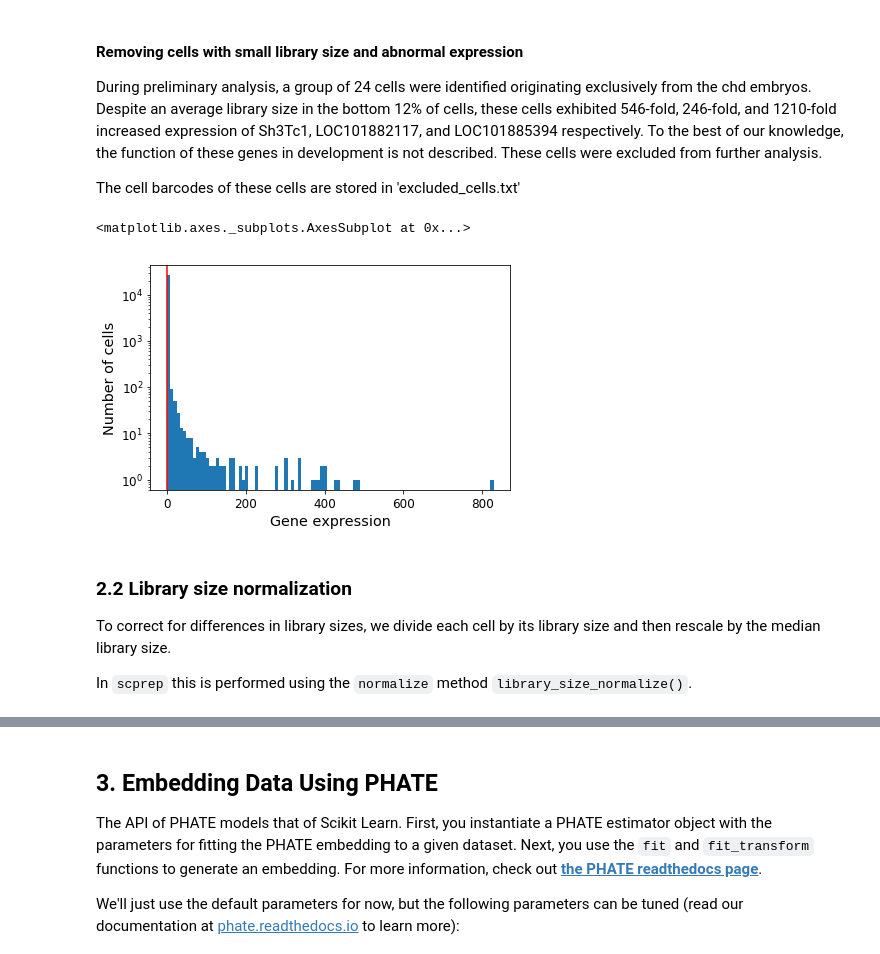
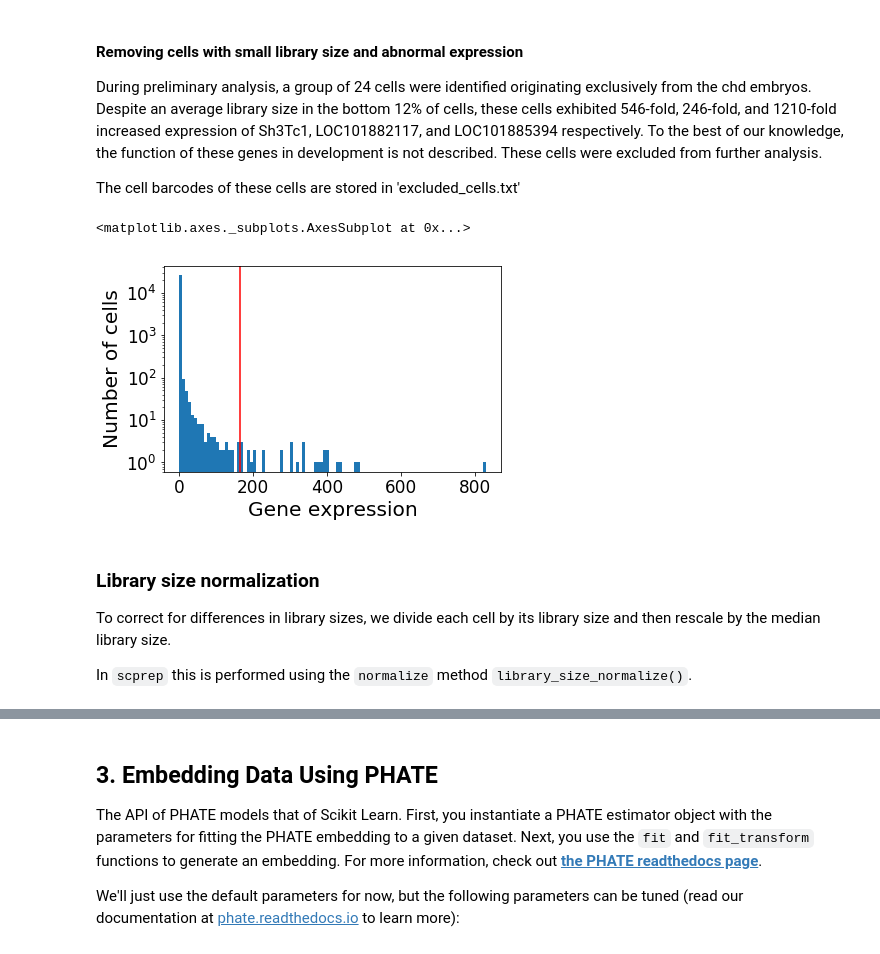
Before and after one commit to KrishnaswamyLab/MELD, a Jupyter notebook: notebooks/Wagner2018_Chordin_Cas9_Mutagenesis.ipynb, the cells around one changed output, grey strips where cells are left out. Saved outputs shown, nothing was run; the diff lists cells and outputs as text; code cells hidden in the pictures.

```diff
--- a/notebooks/Wagner2018_Chordin_Cas9_Mutagenesis.ipynb
+++ b/notebooks/Wagner2018_Chordin_Cas9_Mutagenesis.ipynb
@@ -228,6 +189,0 @@ cluster_abundance.head()
-# %%
-# relabel existing clusters in metadata
-new_clusters = cluster_abundance.loc[metadata['clusterID']]['newClusterID']
-new_clusters.index = metadata.index
-metadata['clusterID'] = new_clusters
-metadata.head()
@@ -251 +205,3 @@ We filter the data by:
+# %%
+data = scprep.filter.filter_rare_genes(data)
 # %% [markdown]
@@ -262,5 +216,5 @@ scprep.plot.plot_library_size(data, cutoff=10000);
 We can use `scprep.filter` for various filtering tasks. Here, we'll use `filter_library_size` to keep cells below a cutoff of 10,000 UMI/cell.
 # %%
 data, metadata = scprep.filter.filter_library_size(
-    data, metadata, cutoff=10000,
+    data, metadata, cutoff=15000,
     keep_cells='below')
@@ -270,13 +221,11 @@ Here, we'll use `filter_rare_genes` to remove genes detected in fewer than 10 ce
-# %%
-data = scprep.filter.filter_rare_genes(data, min_cells=10)
 # %% [markdown]
 #### Removing cells with small library size and abnormal expression
 During preliminary analysis, a group of 24 cells were identified originating exclusively from the chd embryos. Despite an average library size in the bottom 12% of cells, these cells exhibited 546-fold, 246-fold, and 1210-fold increased expression of Sh3Tc1, LOC101882117, and LOC101885394 respectively. To the best of our knowledge, the function of these genes in development is not described. These cells were excluded from further analysis.
 
 The cell barcodes of these cells are stored in 'excluded_cells.txt'
 # %%
-scprep.plot.plot_gene_set_expression(data, genes=['LOC101885394'], log='y', cutoff=0.00003)
+scprep.plot.plot_gene_set_expression(data, genes=['LOC101885394'], log='y', cutoff=164)
 # %% [output]
 <matplotlib.axes._subplots.AxesSubplot at 0x...>
-[figure, old version]
+[figure, new version]
 # %%
@@ -284,5 +233,5 @@ data, metadata = scprep.filter.filter_gene_set_expression(data, metadata, genes=
 # %% [markdown]
-### 2.2 Library size normalization
+### Library size normalization
 
 To correct for differences in library sizes, we divide each cell by its library size and then rescale by the median library size.
 
```
Also changed, not shown: parts of 72 cells of this notebook, 6 other files.
